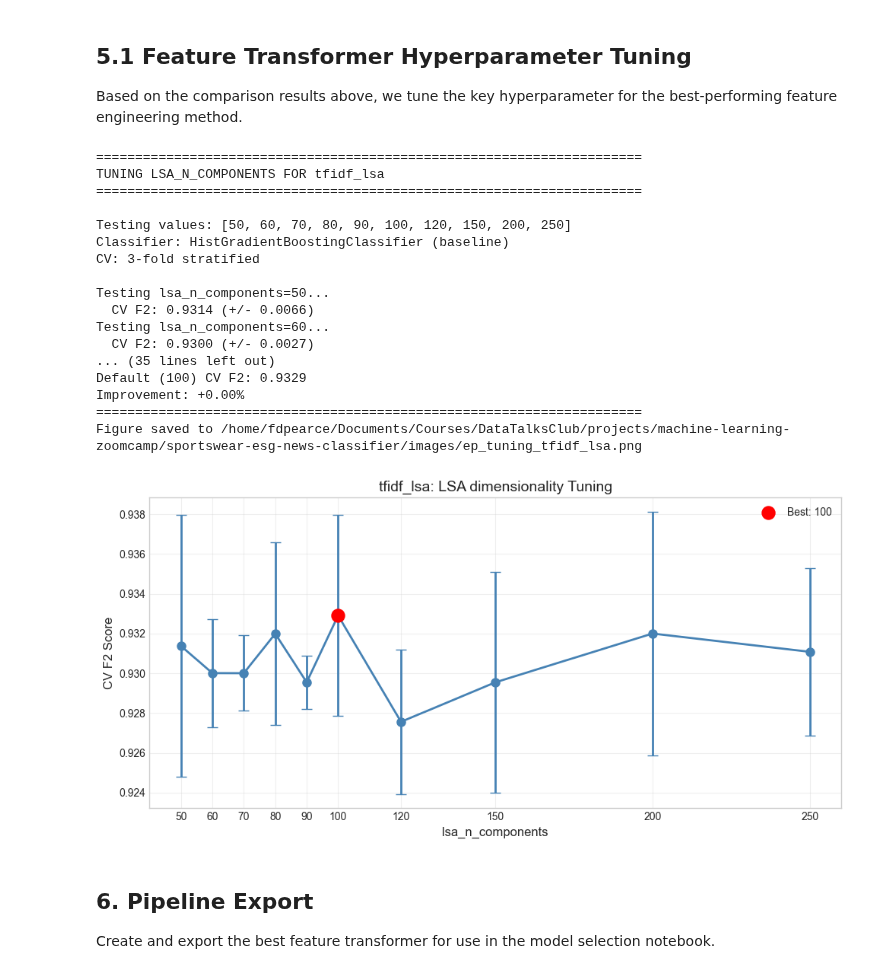
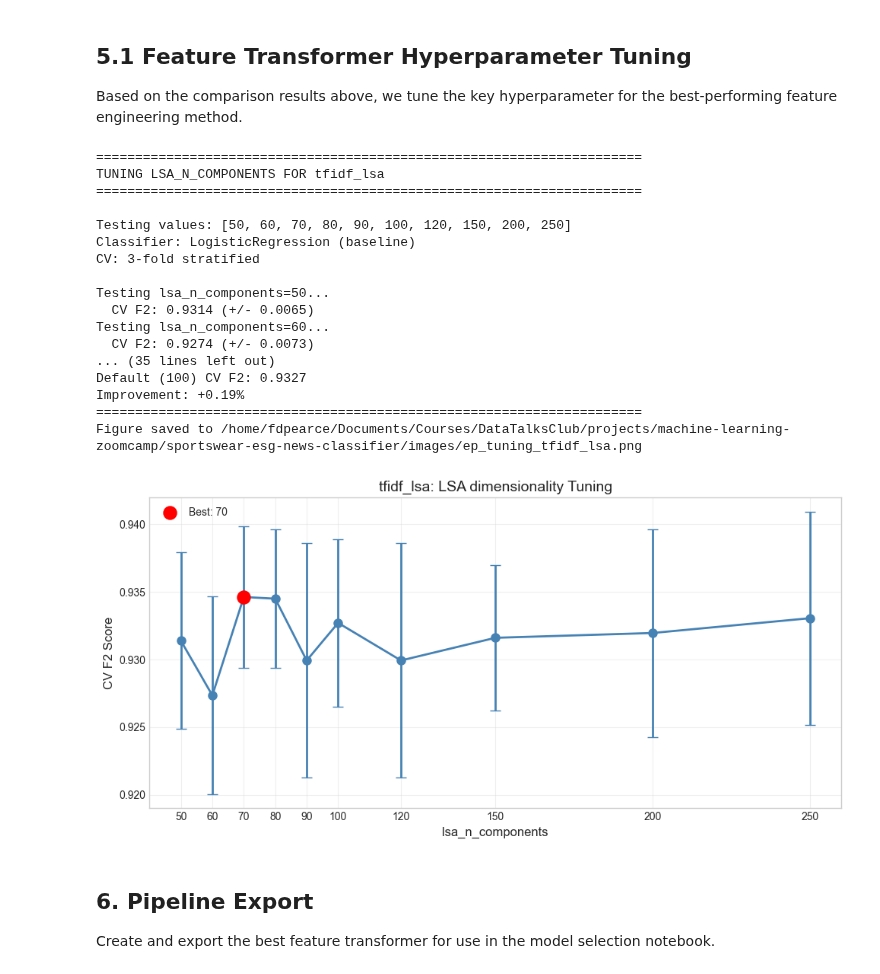
Before and after one commit to frederick-douglas-pearce/sportswear-esg-news-classifier, a Jupyter notebook: notebooks/ep1_EDA_FE.ipynb, the cells around one changed output. Drawn from its saved outputs; the diff is of its cells as text; code cells hidden in the pictures.

```diff
--- a/notebooks/ep1_EDA_FE.ipynb
+++ b/notebooks/ep1_EDA_FE.ipynb
@@ -488,7 +505,7 @@ Tuning configurations defined for:
   sentence_transformer_ner_vocab: proximity_window_size = [10, 15, 20, 25, 30]
 # %%
 # Evaluate each feature engineering approach using cross-validation
-# Compare with Logistic Regression, Random Forest, and HistGradientBoosting classifiers
+# Compare with Logistic Regression, SVM, Random Forest, and HistGradientBoosting classifiers
 f2_scorer = make_scorer(fbeta_score, beta=2)
 cv = StratifiedKFold(n_splits=N_FOLDS, shuffle=True, random_state=RANDOM_STATE)
 
@@ -503,11 +520,18 @@ classifiers = {
         ),
         'requires_dense': False,
     },
+    'LinearSVM': {
+        'model': CalibratedClassifierCV(
+            LinearSVC(max_iter=2000, random_state=RANDOM_STATE, class_weight=None),
+            cv=3
+        ),
+        'requires_dense': False,
+    },
     'RandomForest': {
         'model': RandomForestClassifier(
             n_estimators=100,
             random_state=RANDOM_STATE,
-            class_weight='balanced',
+            class_weight=None,
             n_jobs=-1
         ),
         'requires_dense': False,
@@ -532,23 +556,23 @@ for name, config in fe_configs.items():
     transformer = EPFeatureTransformer(**config, random_state=RANDOM_STATE)
 
     # Fit and transform training data
-    X_train_fe = transformer.fit_transform(X_train)
+    X_trainval_fe = transformer.fit_transform(X_trainval)
 
-    print(f"  Feature shape: {X_train_fe.shape}, sparse: {sparse.issparse(X_train_fe)}")
+    print(f"  Feature shape: {X_trainval_fe.shape}, sparse: {sparse.issparse(X_trainval_fe)}")
 
     # Evaluate with each classifier
     for clf_name, clf_info in classifiers.items():
         clf = clf_info['model']
 
         # Convert to dense if classifier requires it
-        if clf_info['requires_dense'] and sparse.issparse(X_train_fe):
-            X_for_cv = X_train_fe.toarray()
+        if clf_info['requires_dense'] and sparse.issparse(X_trainval_fe):
+            X_for_cv = X_trainval_fe.toarray()
         else:
-            X_for_cv = X_train_fe
+            X_for_cv = X_trainval_fe
 
         # Cross-validation
         cv_scores = cross_validate(
-            clf, X_for_cv, y_train,
+            clf, X_for_cv, y_trainval,
             cv=cv,
             scoring={
                 'f2': f2_scorer,
@@ -561,7 +585,7 @@ for name, config in fe_configs.items():
         result = {
             'name': name,
             'classifier': clf_name,
-            'n_features': X_train_fe.shape[1],
+            'n_features': X_trainval_fe.shape[1],
             'cv_f2': cv_scores['test_f2'].mean(),
             'cv_f2_std': cv_scores['test_f2'].std(),
             'cv_recall': cv_scores['test_recall'].mean(),
@@ -649,8 +673,8 @@ Figure saved to /home/fdpearce/Documents/Courses/DataTalksClub/projects/machine-
 
 Based on the comparison results above, we tune the key hyperparameter for the best-performing feature engineering method.
 # %%
-# Choose the baseline classifier to use
-baseline_clf = classifiers[best_row['classifier']]['model']
+# Choose the baseline classifier to use based on best performing combination
+baseline_clf = classifiers[best_clf]['model']
 
 # Check if tuning configuration exists for the best method
 if best_fe in TUNING_CONFIGS:
@@ -663,7 +687,7 @@ if best_fe in TUNING_CONFIGS:
     print(f"TUNING {param_name.upper()} FOR {best_fe}")
     print("=" * 70)
     print(f"\nTesting values: {param_values}")
-    print(f"Classifier: {baseline_model_name} (baseline)")
+    print(f"Classifier: {best_clf} (baseline)")
     print(f"CV: {N_FOLDS}-fold stratified\n")
 
     tuning_df = tune_feature_transformer(
@@ -671,8 +695,8 @@ if best_fe in TUNING_CONFIGS:
         base_config=fe_configs[best_fe],
         param_name=param_name,
         param_values=param_values,
-        X_train=X_train,
-        y_train=y_train,
+        X_train=X_trainval,
+        y_train=y_trainval,
         classifier=baseline_clf,
         cv=cv,
         scorer=f2_scorer,
@@ -694,39 +718,39 @@ if best_fe in TUNING_CONFIGS:
         # Plot the tuning results
         plot_tuning_results(
             tuning_df=tuning_df,
             param_name=param_name,
             param_values=param_values,
             optimal_param_value=optimal_param_value,
             method_name=best_fe,
             description=description,
             save_path=IMAGES_DIR / f'ep_tuning_{best_fe}.png',
         )
     else:
         optimal_param_value = None
 else:
     print(f"No tuning configuration defined for {best_fe}")
     print("No tuning was performed.")
     tuning_df = None
     optimal_param_value = None
 # %% [output]
 ======================================================================
 TUNING LSA_N_COMPONENTS FOR tfidf_lsa
 ======================================================================
 
 Testing values: [50, 60, 70, 80, 90, 100, 120, 150, 200, 250]
-Classifier: HistGradientBoostingClassifier (baseline)
+Classifier: LogisticRegression (baseline)
 CV: 3-fold stratified
 
 Testing lsa_n_components=50...
-  CV F2: 0.9314 (+/- 0.0066)
+  CV F2: 0.9314 (+/- 0.0065)
 Testing lsa_n_components=60...
-  CV F2: 0.9300 (+/- 0.0027)
+  CV F2: 0.9274 (+/- 0.0073)
 ... (35 lines left out)
-Default (100) CV F2: 0.9329
-Improvement: +0.00%
+Default (100) CV F2: 0.9327
+Improvement: +0.19%
 ======================================================================
 Figure saved to /home/fdpearce/Documents/Courses/DataTalksClub/projects/machine-learning-zoomcamp/sportswear-esg-news-classifier/images/ep_tuning_tfidf_lsa.png
-[figure, old version]
+[figure, new version]
 # %% [markdown]
 ## 6. Pipeline Export
 
```
Also changed, not shown: parts of 21 cells of this notebook, 10 other files.
